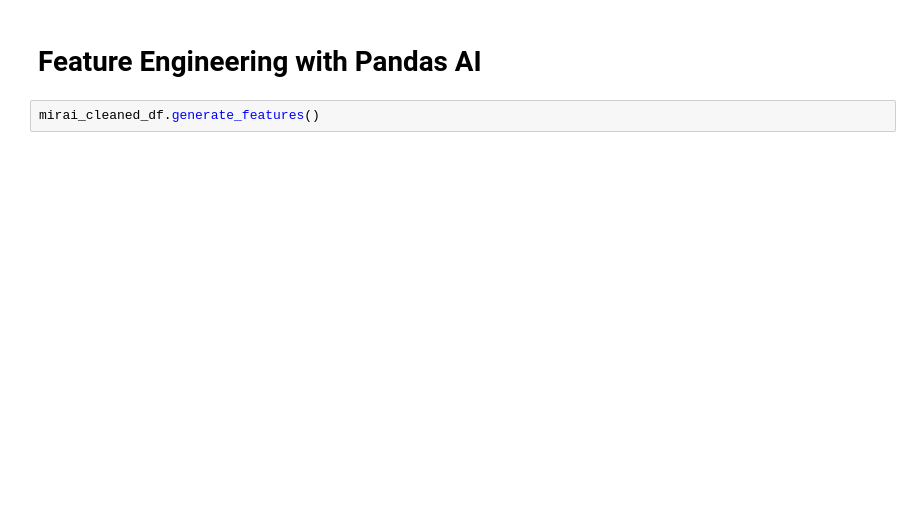
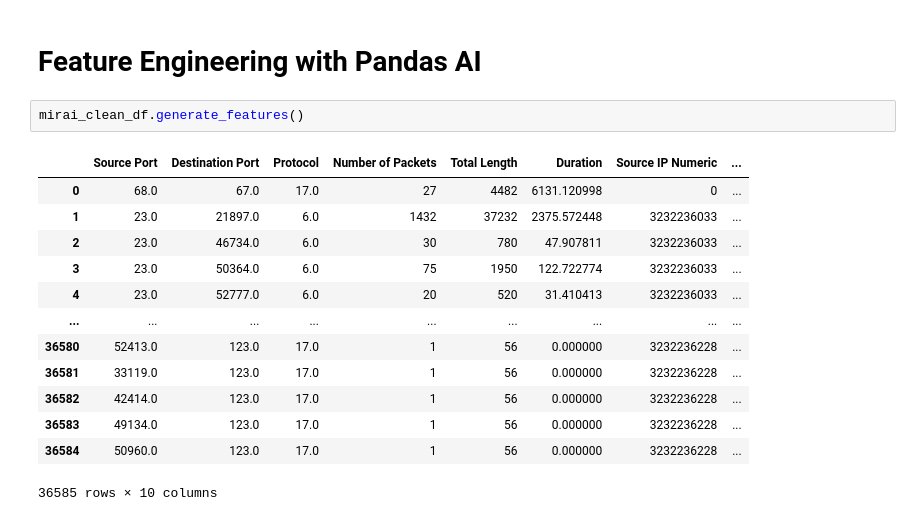
Before and after one commit to mundruid/cyber-ml, a Jupyter notebook: cyber_ml/blog_eda_3.ipynb, the cells around one changed output. Drawn from its saved outputs; the diff is of its cells as text; blank space fills up the shorter version.

```diff
--- a/cyber_ml/blog_eda_3.ipynb
+++ b/cyber_ml/blog_eda_3.ipynb
@@ -62,6 +152,20 @@ pandas_ai.run(benign_clean_df, prompt="Plot a barplot of top 10 destination port
 # %% [markdown]
 # Feature Engineering with Pandas AI
 # %%
-mirai_cleaned_df.generate_features()
+mirai_clean_df.generate_features()
+# %% [output]
+|  | Source Port | Destination Port | Protocol | Number of Packets | Total Length | Duration | Source IP Numeric | ... |
+| 0 | 68.0 | 67.0 | 17.0 | 27 | 4482 | 6131.120998 | 0 | ... |
+| 1 | 23.0 | 21897.0 | 6.0 | 1432 | 37232 | 2375.572448 | 3232236033 | ... |
+| 2 | 23.0 | 46734.0 | 6.0 | 30 | 780 | 47.907811 | 3232236033 | ... |
+| 3 | 23.0 | 50364.0 | 6.0 | 75 | 1950 | 122.722774 | 3232236033 | ... |
+| 4 | 23.0 | 52777.0 | 6.0 | 20 | 520 | 31.410413 | 3232236033 | ... |
+| ... | ... | ... | ... | ... | ... | ... | ... | ... |
+| 36580 | 52413.0 | 123.0 | 17.0 | 1 | 56 | 0.000000 | 3232236228 | ... |
+| 36581 | 33119.0 | 123.0 | 17.0 | 1 | 56 | 0.000000 | 3232236228 | ... |
+| 36582 | 42414.0 | 123.0 | 17.0 | 1 | 56 | 0.000000 | 3232236228 | ... |
+| 36583 | 49134.0 | 123.0 | 17.0 | 1 | 56 | 0.000000 | 3232236228 | ... |
+| 36584 | 50960.0 | 123.0 | 17.0 | 1 | 56 | 0.000000 | 3232236228 | ... |
+36585 rows × 10 columns
 # %%
 benign_clean_df.generate_features()
```
Also changed, not shown: parts of 23 cells of this notebook, 1 other file.
